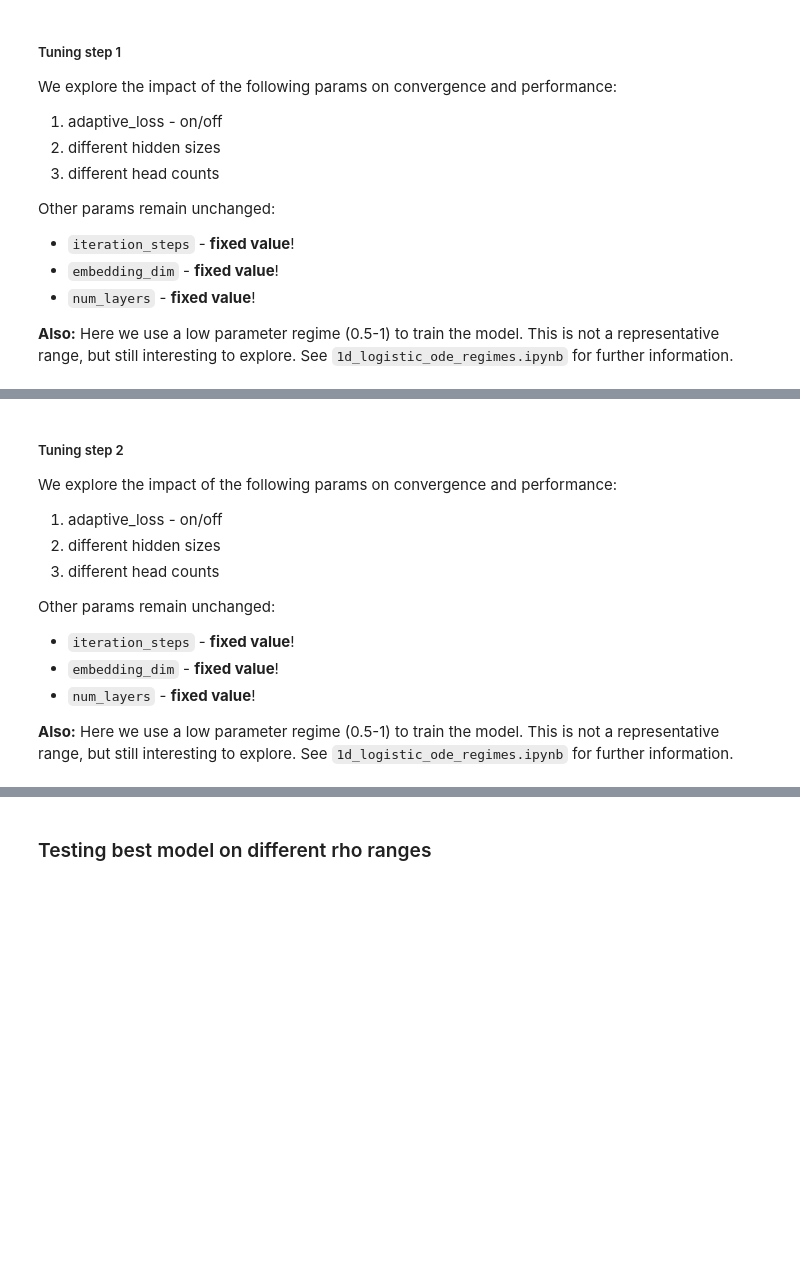
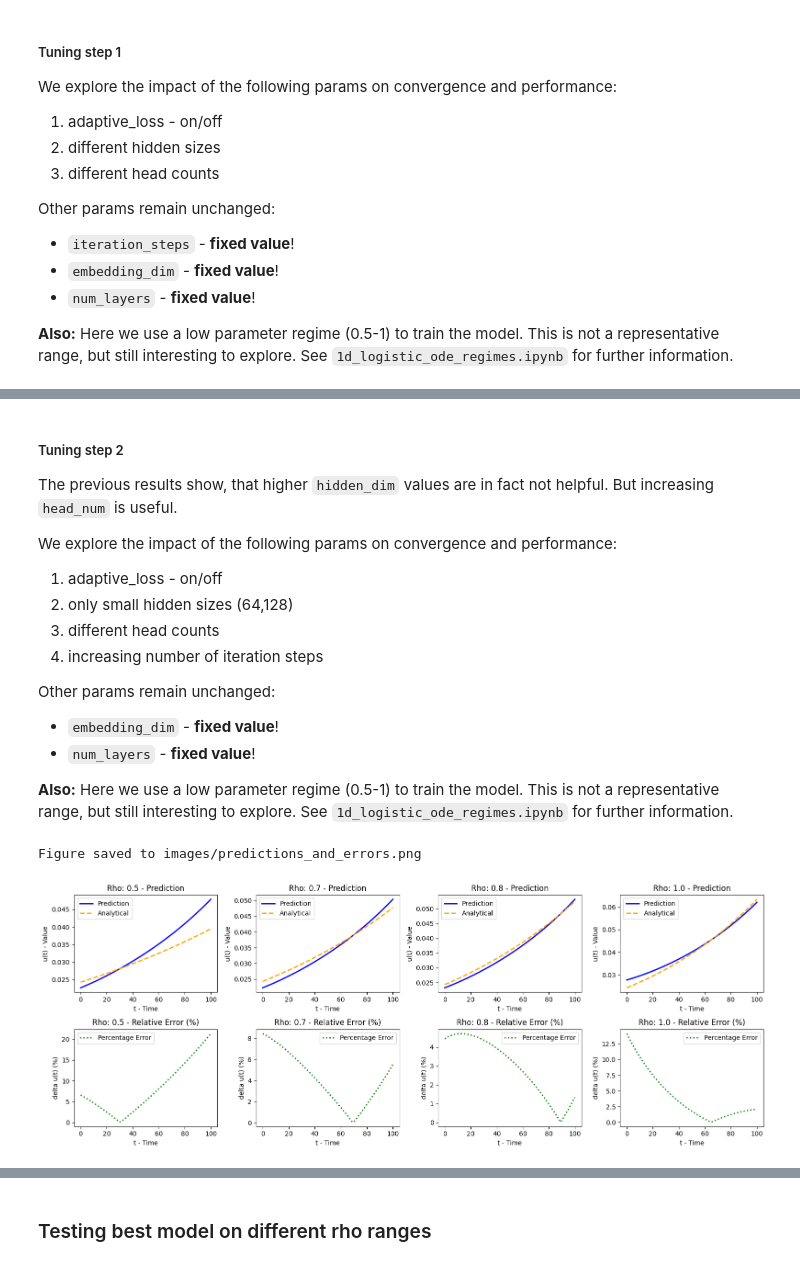
Before and after one commit to almasria/gnn_project, a Jupyter notebook: transfer_learning/1d_logistic_ode/colab/COLAB_V_experiments_pinnsformer_low_train_regime.ipynb, the cells around one changed output, grey strips where cells are left out. Cells and saved outputs as stored; diff of their text form; code cells hidden in the pictures; blank space fills up the shorter version.

Commit message:
1d log growth low regime pinnsformer, tuning step 3 and generalization experiments added

```diff
--- a/transfer_learning/1d_logistic_ode/colab/COLAB_V_experiments_pinnsformer_low_train_regime.ipynb
+++ b/transfer_learning/1d_logistic_ode/colab/COLAB_V_experiments_pinnsformer_low_train_regime.ipynb
@@ -400,7 +441,7 @@ config = HyperparamConfig(
     bias_fill=0.01,
     optimizer="adam",
     learning_rate=0.001,
-    batch_size=128
+    batch_size=512
 )
 
 # Validate the configuration
@@ -817,13 +878,16 @@ plot_predictions_and_errors(
 # %% [markdown]
 ##### Tuning step 2
+The previous results show, that higher `hidden_dim` values
+are in fact not helpful. But increasing `head_num` is useful.
+
 
 We explore the impact of the following params on convergence and performance:
 1. adaptive_loss - on/off
-2. different hidden sizes
+2. only small hidden sizes (64,128)
 3. different head counts
+4. increasing number of iteration steps
 
 Other params remain unchanged:
-- `iteration_steps` - **fixed value**!
 - `embedding_dim` - **fixed value**!
 - `num_layers` - **fixed value**!
 
@@ -842,20 +906,15 @@ adaptive_loss = [(True,0.9), (False,None)]
 #adaptive_loss_weighting_coeffs = [0.9]#[0.7, 0.9]
 alpha_values = [None]  # [0.1, 0.25]
 epsilon_values = [None]  # [0.1, 0.3]
-iteration_steps = [300, 500]  # [50, 100, 400]
+iteration_steps = [200, 300, 500]  # [50, 100, 400]
 
 # Define model variations
 models = []
 model_variations = [
+    (32, 1, 64, 1),
+    (32, 2, 64, 1),
+    (32, 2, 128, 1),
     (32, 1, 128, 1),
-    (32, 2, 128, 1),
-
-    (32, 1, 128, 2),
-    (32, 2, 128, 2),
-
-    (32, 1, 128, 3),
-    (32, 2, 128, 3),
-
 ]
 for emb_dim, num_heads, hidden_dim, num_layer in model_variations:
     model = PINNsformer(
@@ -889,6 +948,22 @@ print(best_config)
 print(f"Best Average L1 Error: {best_l1}")
 print(f"Best Average L2 Error: {best_l2}")
 # Save the best model
-model_path = weights_dir / "1d_logistic_ode_low_regime_pinnsformer_v1.pt"  # Path to save the model
+model_path = weights_dir / "1d_logistic_ode_low_regime_pinnsformer_v2.pt"  # Path to save the model
 torch.save(best_model.state_dict(), model_path)
 print(f"Model saved to {model_path}")
+# %%
+best_model.eval()
+predictions, analytical_solutions, errors = test_on_parameter_range(rho_values, dataset, best_model)
+
+# Plot predictions and errors
+plot_predictions_and_errors(
+    rho_values=rho_values,
+    predictions=predictions,
+    analytical_solutions=analytical_solutions,
+    errors=errors,
+    num_cols=len(rho_values),
+    save_path=images_dir / "predictions_and_errors.png"
+)
+# %% [output]
+Figure saved to images/predictions_and_errors.png
+[figure, added]
```
Also changed, not shown: parts of 12 cells of this notebook.
